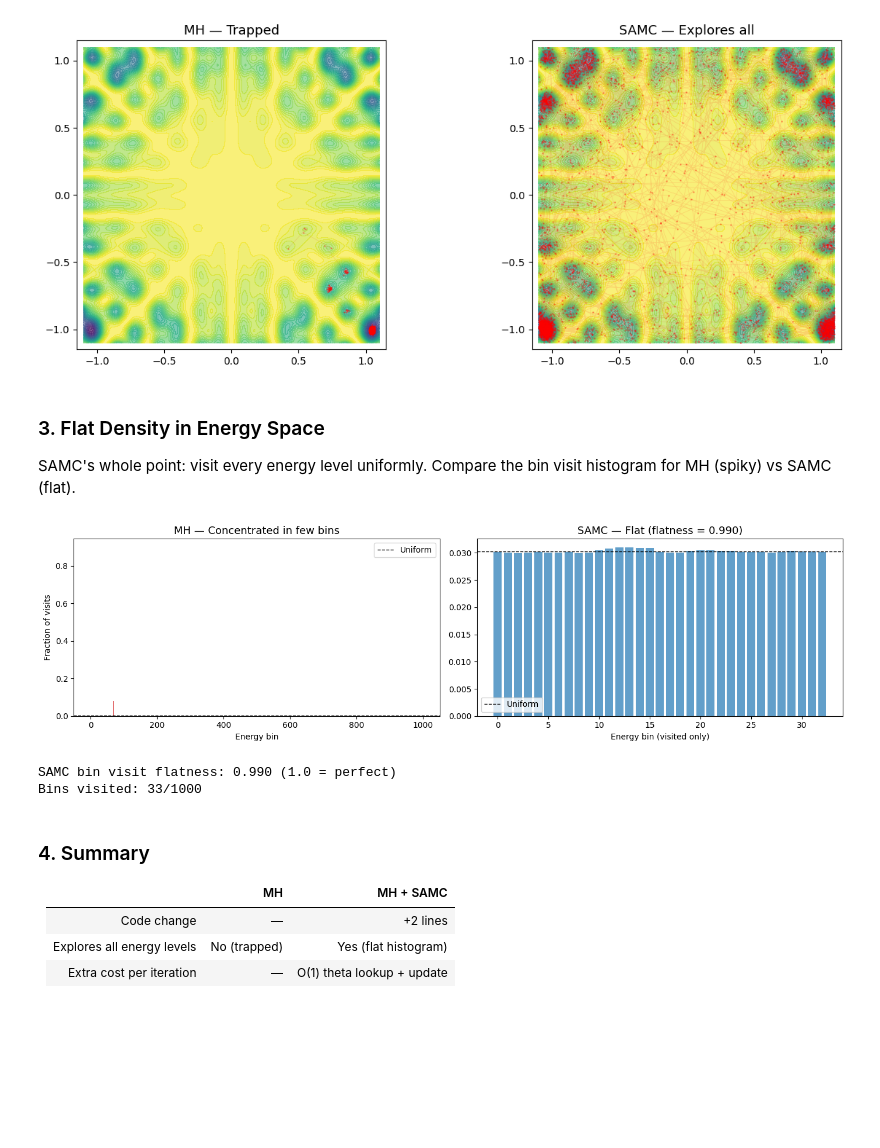
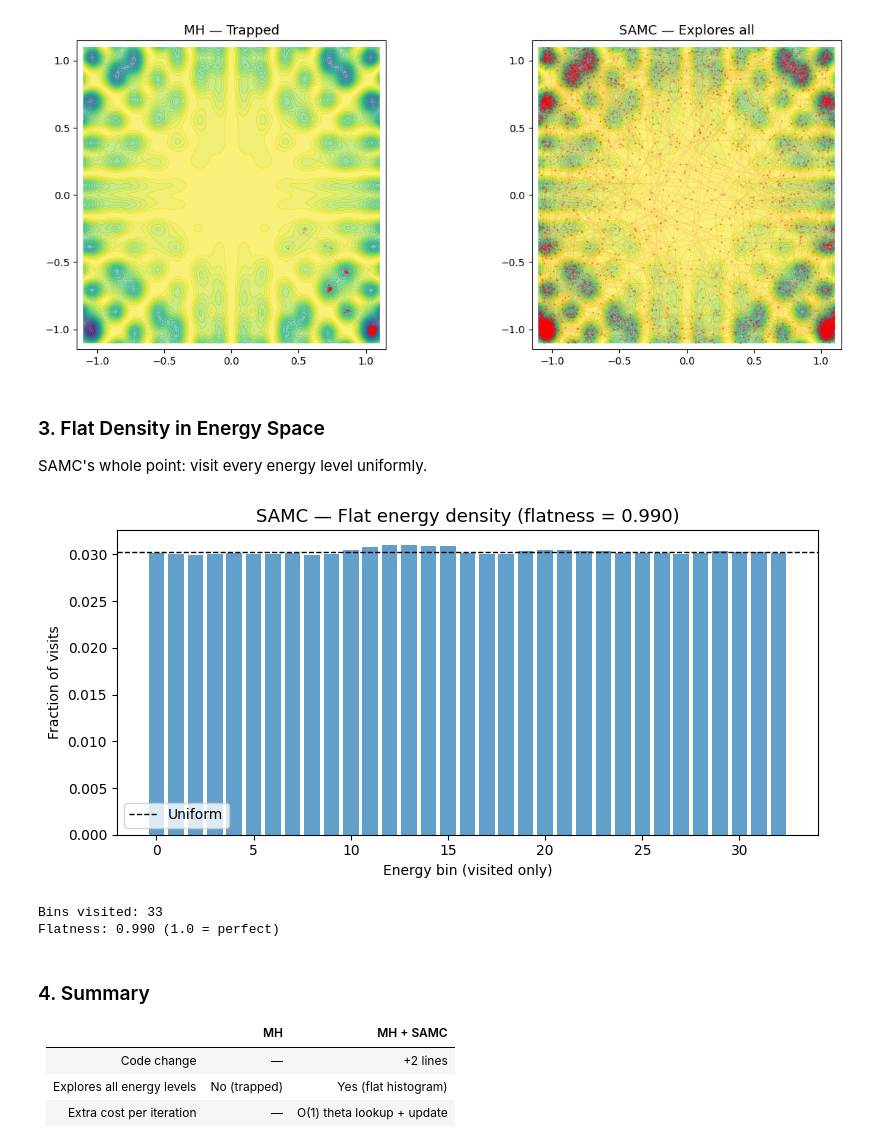
Before and after one commit to FrankShih0807/illuma-samc, a Jupyter notebook: mh_vs_samc.ipynb, the cells around one changed output. Drawn from its saved outputs; the diff is of its cells as text; code cells hidden in the pictures; blank space fills up the shorter version.

Commit message:
Simplify notebook section 3: SAMC-only flat density, visited bins only
Co-Authored-By: Claude Opus 4.6 <noreply@anthropic.com>

```diff
--- a/mh_vs_samc.ipynb
+++ b/mh_vs_samc.ipynb
@@ -164,44 +164,30 @@ plt.show()
 ### 3. Flat Density in Energy Space
 
 SAMC's whole point: visit every energy level uniformly.
-Compare the bin visit histogram for MH (spiky) vs SAMC (flat).
 # %%
-# Bin MH energies using the SAMC partition edges
-edges = wm.partition.edges.numpy()
-
-fig, axes = plt.subplots(1, 2, figsize=(14, 4), sharey=False)
-
-# MH bin visits
-mh_counts_np = np.histogram(mh_energies.numpy(), bins=edges)[0].astype(float)
-mh_counts_np /= max(mh_counts_np.sum(), 1)
-axes[0].bar(range(len(mh_counts_np)), mh_counts_np, color="tab:red", alpha=0.7)
-axes[0].axhline(1.0 / len(mh_counts_np), color="k", ls="--", lw=1, label="Uniform")
-axes[0].set_title("MH — Concentrated in few bins", fontsize=13)
-axes[0].set_xlabel("Energy bin")
-axes[0].set_ylabel("Fraction of visits")
-axes[0].legend()
-
-# SAMC bin visits (only show visited bins)
+# SAMC bin visits (visited bins only)
 samc_counts_np = wm.counts.numpy()
 visited_mask = samc_counts_np > 0
 visited_counts = samc_counts_np[visited_mask]
 visited_counts = visited_counts / max(visited_counts.sum(), 1)
-axes[1].bar(range(len(visited_counts)), visited_counts, color="tab:blue", alpha=0.7)
-axes[1].axhline(1.0 / len(visited_counts), color="k", ls="--", lw=1, label="Uniform")
-axes[1].set_title(f"SAMC — Flat (flatness = {wm.flatness():.3f})", fontsize=13)
-axes[1].set_xlabel("Energy bin (visited only)")
-axes[1].legend()
 
+fig, ax = plt.subplots(figsize=(8, 4))
+ax.bar(range(len(visited_counts)), visited_counts, color="tab:blue", alpha=0.7)
+ax.axhline(1.0 / len(visited_counts), color="k", ls="--", lw=1, label="Uniform")
+ax.set_title(f"SAMC — Flat energy density (flatness = {wm.flatness():.3f})", fontsize=13)
+ax.set_xlabel("Energy bin (visited only)")
+ax.set_ylabel("Fraction of visits")
+ax.legend()
 plt.tight_layout()
 plt.show()
 
 n_visited = int(visited_mask.sum())
-print(f"SAMC bin visit flatness: {wm.flatness():.3f} (1.0 = perfect)")
-print(f"Bins visited: {n_visited}/{wm.n_bins}")
+print(f"Bins visited: {n_visited}")
+print(f"Flatness: {wm.flatness():.3f} (1.0 = perfect)")
 # %% [output]
-[figure, old version]
+[figure, new version]
-SAMC bin visit flatness: 0.990 (1.0 = perfect)
-Bins visited: 33/1000
+Bins visited: 33
+Flatness: 0.990 (1.0 = perfect)
 # %% [markdown]
 ### 4. Summary
 
```
Also changed, not shown: parts of 2 cells of this notebook.
